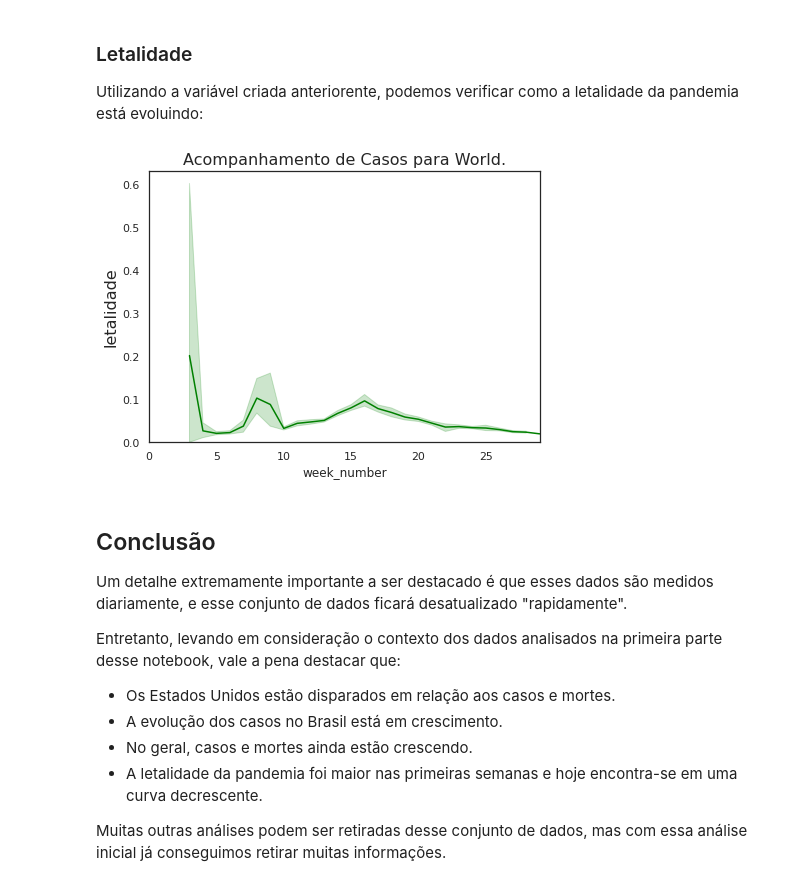
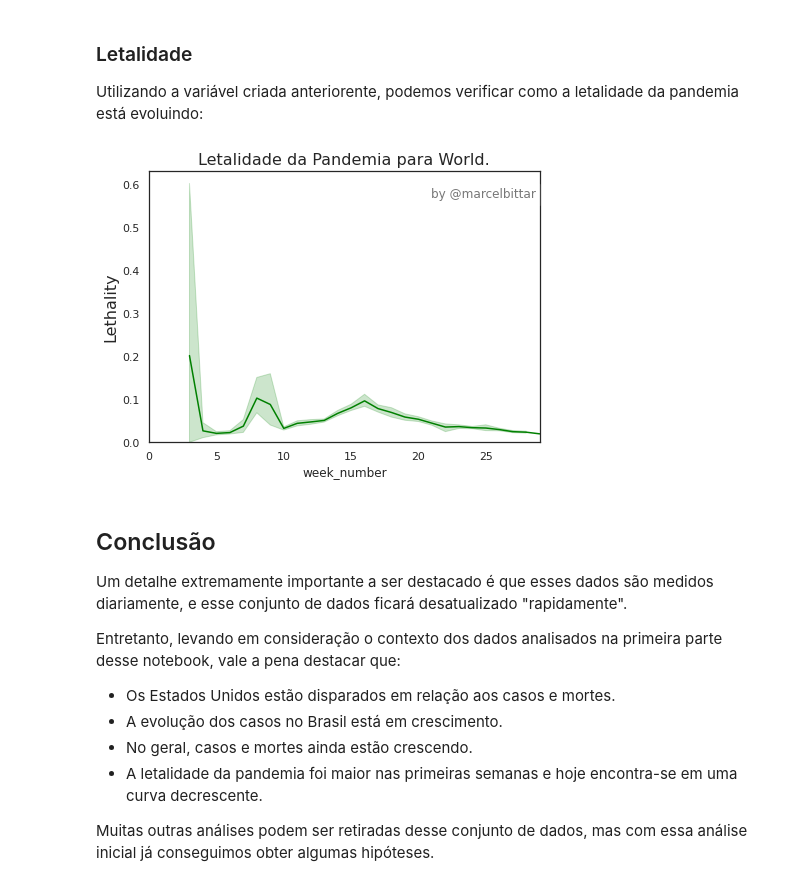
Before and after one commit to mabittar/Portfolio, a Jupyter notebook: Panorama_do_COVID_19_no_Mundo.ipynb, the cells around one changed output. Saved outputs shown, nothing was run; the diff lists cells and outputs as text; code cells hidden in the pictures.

```diff
--- a/Panorama_do_COVID_19_no_Mundo.ipynb
+++ b/Panorama_do_COVID_19_no_Mundo.ipynb
@@ -166,7 +166,7 @@ df['week_number'] = df['date'].dt.week
 # %% [markdown]
 Vamos criar também um coluna que nos mostre a letalidade da pandemia:
 # %%
-df['letalidade'] = df['new_deaths'] / df['new_cases']
+df['Lethality'] = df['new_deaths'] / df['new_cases']
 # %% [markdown]
 #### Identificando variáveis ausentes
 # %% [markdown]
@@ -446,22 +448,25 @@ Utilizando a variável criada anteriorente, podemos verificar como a letalidade
 # %%
 plt.close()
 #definir o estilo
 sns.set(style="white", color_codes=True)
 #criar o objeto gráfico
 fig, ax5 = plt.subplots(figsize=(7, 5))
 #definir título e nome do eixo
-ax5.set_title("Acompanhamento de Casos para {}." .format(escolha_o_pais), fontsize=16)
-ax5.set_ylabel('Total de Casos', fontsize=16)
+ax5.set_title("Letalidade da Pandemia para {}." .format(escolha_o_pais), fontsize=16)
+ax5.set_ylabel('Letalidade', fontsize=16)
 #dados para o grafico de linha lineplot
-ax5 = sns.lineplot(x='week_number', y='letalidade', data = df_search, sort=False, color= 'green')
+ax5 = sns.lineplot(x='week_number', y='Lethality', data = df_search, sort=False, color= 'green')
 #define os valores iniciais e finais dos eixos
 ax5.set_xlim(0, max_week)
 ax5.set_ylim(0,)
+
+ax5.text(0.99,0.9, 'by @marcelbittar', transform=ax5.transAxes, ha='right',
+            color='#777777', bbox=dict(facecolor='white', alpha=0.09, edgecolor='white')) #name credit
 #show plot
 plt.show();
 plt.close()
 # %% [output]
-[figure, old version]
+[figure, new version]
 # %% [markdown]
 ## Conclusão
 
@@ -474,5 +479,5 @@ Entretanto, levando em consideração o contexto dos dados analisados na primeir
 * No geral, casos e mortes ainda estão crescendo.
 * A letalidade da pandemia foi maior nas primeiras semanas e hoje encontra-se em uma curva decrescente.
 
-Muitas outras análises podem ser retiradas desse conjunto de dados, mas com essa análise inicial já conseguimos retirar muitas informações.
+Muitas outras análises podem ser retiradas desse conjunto de dados, mas com essa análise inicial já conseguimos obter algumas hipóteses.
 # %% [markdown]
```
Also changed, not shown: parts of 3 cells of this notebook.
